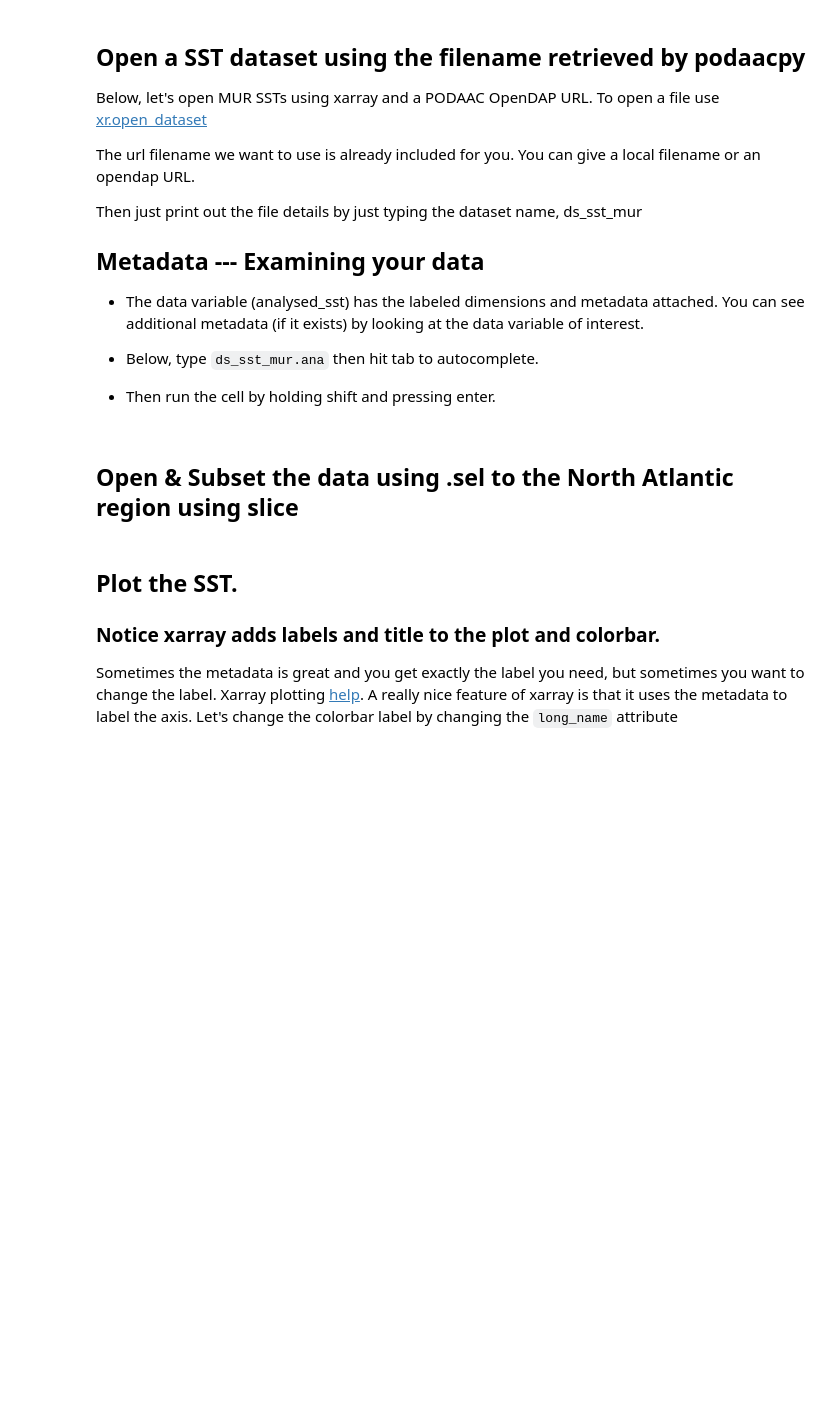
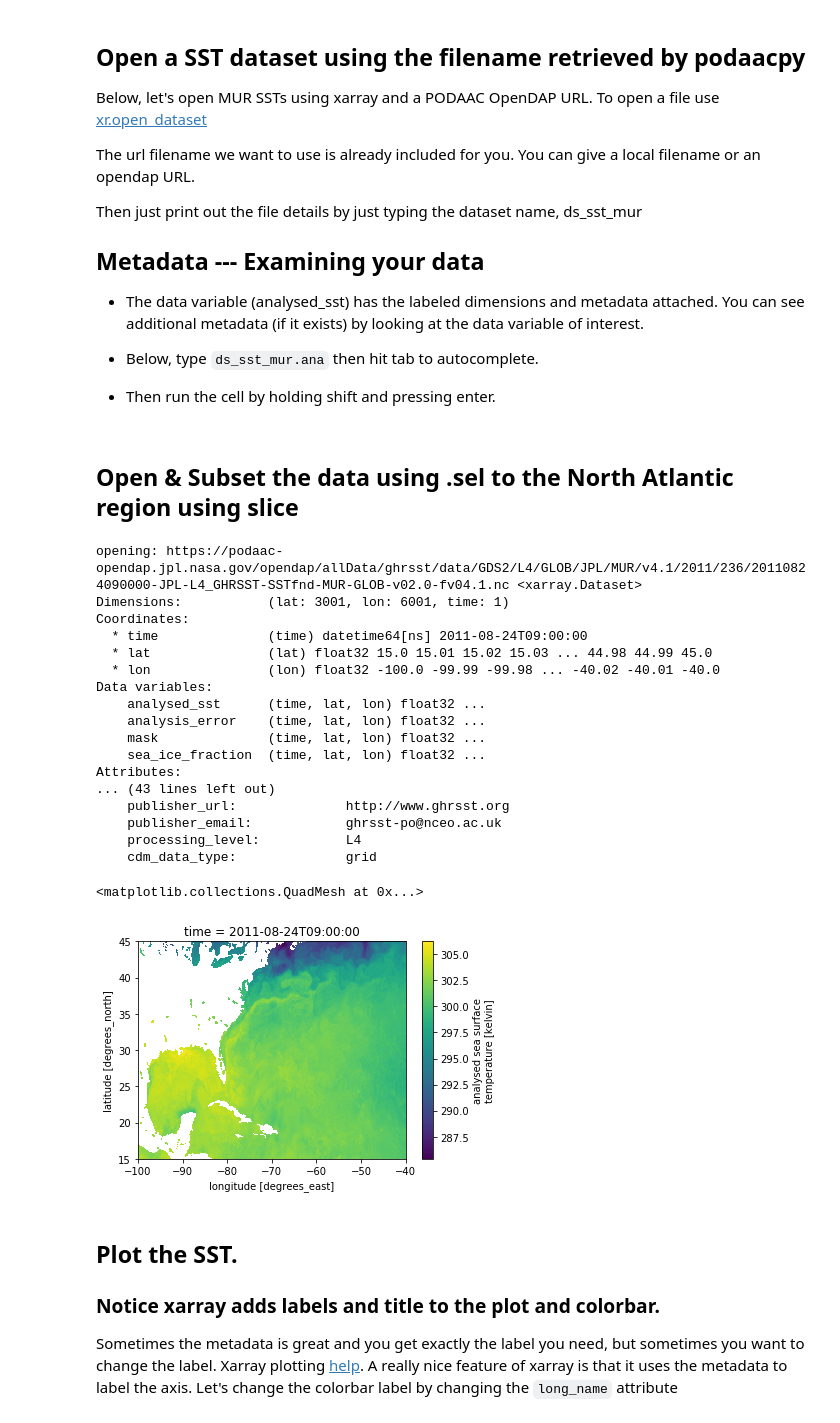
Before and after one commit to cgentemann/cloud_science, a Jupyter notebook: ocean_python_tutorial/Intro_09_Xarray_advanced_hurricane_case_study.ipynb, the cells around one changed output. Cells and saved outputs as stored; diff of their text form; code cells hidden in the pictures; blank space fills up the shorter version.

```diff
--- a/ocean_python_tutorial/Intro_09_Xarray_advanced_hurricane_case_study.ipynb
+++ b/ocean_python_tutorial/Intro_09_Xarray_advanced_hurricane_case_study.ipynb
@@ -100,17 +100,18 @@ Irene was a massive storm, with tropical storm force winds extending outward 300
 For this tutorial we will use the podaacpy to search for SST and winds during Hurricane Irene and look at the change in upper ocean heat content
 # %%
 dresult = p.dataset_search(keyword='mur',
-                           start_time='2011-08-15T00:00:00Z',
+                           start_time='2011-08-24T00:00:00Z',
                            end_time='2011-09-15T23:59:59Z')
 dataset_id = get_podaac_datasetid(dresult)
 print(dataset_id)
 gresult = p.granule_search(dataset_id=dataset_id,
-                           start_time='2011-08-15T00:00:00Z',
-                           end_time='2011-09-15T23:59:59Z')
+                           start_time='2011-08-24T00:00:00Z',
+                           end_time='2011-09-15T23:59:59Z',
+                           items_per_page='400')
 # we provide a convenience function which enables easy access to all Drive urls
 urls_sst = d.mine_drive_urls_from_granule_search(granule_search_response=gresult)
 
-urls_sst = [w.replace('-tools.jpl.nasa.gov/drive/files/', '-opendap.jpl.nasa.gov/opendap/') for w in urls]
+urls_sst = [w.replace('-tools.jpl.nasa.gov/drive/files/', '-opendap.jpl.nasa.gov/opendap/') for w in urls_sst]
 print('num files:',len(urls_sst))
 print(urls_sst)
 # %% [output]
@@ -157,8 +158,29 @@ Then just print out the file details by just typing the dataset name, ds_sst_mur
 ## Open & Subset the data using .sel to the North Atlantic region using slice
 # %%
 ds_sst = xr.open_dataset(urls_sst[0])
-print('opening:', urls_sst[0],ds_sst)
-ds_sst_mur.analysed_sst[0,:,:].plot()
+subset_sst = ds_sst.sel(lat=slice(15,45),lon=slice(-100,-40))
+print('opening:', urls_sst[0],subset_sst)
+subset_sst.analysed_sst.plot()
+# %% [output]
+opening: https://podaac-opendap.jpl.nasa.gov/opendap/allData/ghrsst/data/GDS2/L4/GLOB/JPL/MUR/v4.1/2011/236/20110824090000-JPL-L4_GHRSST-SSTfnd-MUR-GLOB-v02.0-fv04.1.nc <xarray.Dataset>
+Dimensions:           (lat: 3001, lon: 6001, time: 1)
+Coordinates:
+  * time              (time) datetime64[ns] 2011-08-24T09:00:00
+  * lat               (lat) float32 15.0 15.01 15.02 15.03 ... 44.98 44.99 45.0
+  * lon               (lon) float32 -100.0 -99.99 -99.98 ... -40.02 -40.01 -40.0
+Data variables:
+    analysed_sst      (time, lat, lon) float32 ...
+    analysis_error    (time, lat, lon) float32 ...
+    mask              (time, lat, lon) float32 ...
+    sea_ice_fraction  (time, lat, lon) float32 ...
+Attributes:
+... (43 lines left out)
+    publisher_url:              http://www.ghrsst.org
+    publisher_email:            ghrsst-po@nceo.ac.uk
+    processing_level:           L4
+    cdm_data_type:              grid
+<matplotlib.collections.QuadMesh at 0x...>
+[figure, added]
 # %% [markdown]
 ## Plot the SST.
 ### Notice xarray adds labels and title to the plot and colorbar.
```
Also changed, not shown: parts of 21 cells of this notebook.
